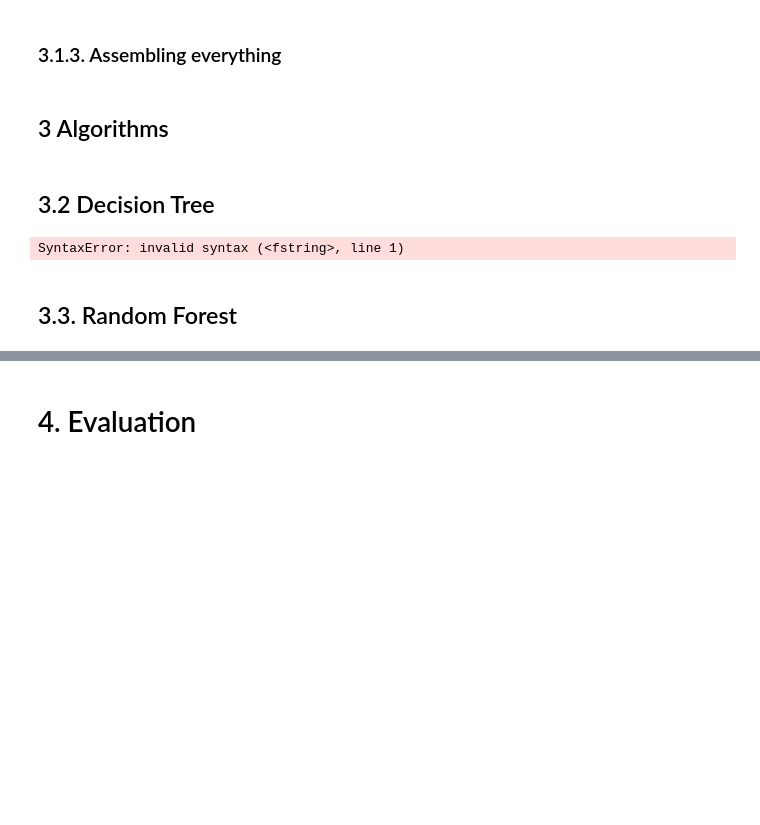
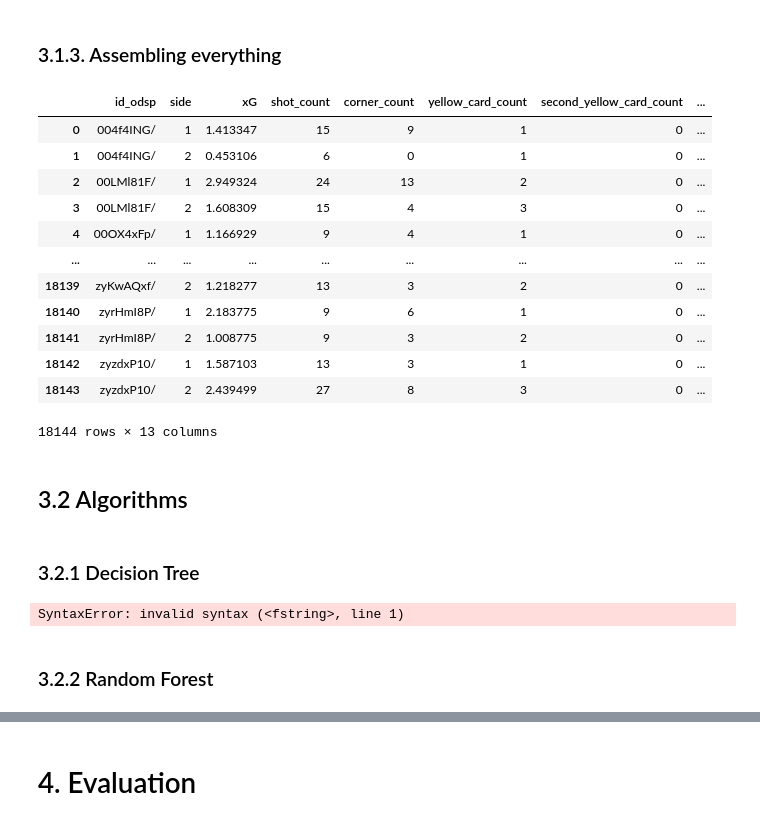
Before and after one commit to pdsam/IART, a Jupyter notebook: Proj2/NoteBookfinal.ipynb, the cells around one changed output, grey strips where cells are left out. Saved outputs shown, nothing was run; the diff lists cells and outputs as text; code cells hidden in the pictures; blank space fills up the shorter version.

```diff
--- a/Proj2/NoteBookfinal.ipynb
+++ b/Proj2/NoteBookfinal.ipynb
@@ -194,12 +239,59 @@ Unbalanced number of sample, way more missed shots than goals
+# %%
+#Joins results
+joinColumns = ['id_odsp', 'side']
+
+fullDataset = matchXG
+
+fullDataset = fullDataset.merge(shotsClean, on=joinColumns, how='left')
+fullDataset = fullDataset.merge(cornersClean, on=joinColumns, how='left')
+fullDataset = fullDataset.merge(ycClean, on=joinColumns, how='left')
+fullDataset = fullDataset.merge(sycClean, on=joinColumns, how='left')
+fullDataset = fullDataset.merge(redCardsClean, on=joinColumns, how='left')
+fullDataset = fullDataset.merge(fkClean, on=joinColumns, how='left')
+fullDataset = fullDataset.merge(offsidesClean, on=joinColumns, how='left')
+fullDataset= fullDataset.merge(events[['id_odsp', 'side', 'event_team']].drop_duplicates(), on=joinColumns, how='left')
+fullDataset = fullDataset.fillna(0)
+
+for column in fullDataset.columns:
+    if column.endswith('_count'):
+        fullDataset[column] = fullDataset[column].astype(int)
+# %%
+homeGoals = games[['id_odsp', 'fthg']].rename(columns={'fthg':'goals'})
+homeGoals.insert(2, 'side', 1)
+awayGoals = games[['id_odsp', 'ftag']].rename(columns={'ftag':'goals'})
+awayGoals.insert(2, 'side', 2)
+totalGoals = homeGoals.append(awayGoals)
+fullDataset = fullDataset.merge(totalGoals, on=joinColumns, how='left')
+# %%
+fullDataset['other_side'] = fullDataset['side'].apply(lambda x: 2 if x == 1 else 1)
+# %%
+teamNames = fullDataset[['id_odsp', 'event_team', 'side']].rename(columns={'event_team':'other_event_team', 'side':'other_side'})
+fullDataset = fullDataset.merge(teamNames, on=['id_odsp', 'other_side'], how='left').drop(columns=['other_side'])
+# %%
+fullDataset
+# %% [output]
+|  | id_odsp | side | xG | shot_count | corner_count | yellow_card_count | second_yellow_card_count | ... |
+| 0 | 004f4ING/ | 1 | 1.413347 | 15 | 9 | 1 | 0 | ... |
+| 1 | 004f4ING/ | 2 | 0.453106 | 6 | 0 | 1 | 0 | ... |
+| 2 | 00LMl81F/ | 1 | 2.949324 | 24 | 13 | 2 | 0 | ... |
+| 3 | 00LMl81F/ | 2 | 1.608309 | 15 | 4 | 3 | 0 | ... |
+| 4 | 00OX4xFp/ | 1 | 1.166929 | 9 | 4 | 1 | 0 | ... |
+| ... | ... | ... | ... | ... | ... | ... | ... | ... |
+| 18139 | zyKwAQxf/ | 2 | 1.218277 | 13 | 3 | 2 | 0 | ... |
+| 18140 | zyrHmI8P/ | 1 | 2.183775 | 9 | 6 | 1 | 0 | ... |
+| 18141 | zyrHmI8P/ | 2 | 1.008775 | 9 | 3 | 2 | 0 | ... |
+| 18142 | zyzdxP10/ | 1 | 1.587103 | 13 | 3 | 1 | 0 | ... |
+| 18143 | zyzdxP10/ | 2 | 2.439499 | 27 | 8 | 3 | 0 | ... |
+18144 rows × 13 columns
 # %% [markdown]
-## 3 Algorithms
+## 3.2 Algorithms
 # %%
 # for calculating F2 adjusted
 def adjusted_r2(r2, mod):
     return (1 - (1 - r2) * ((mod.shape[0] - 1) /
           (mod.shape[0] - mod.shape[1] - 1)))
 # %% [markdown]
-## 3.2 Decision Tree
+### 3.2.1 Decision Tree
 # %%
 %%time
 fullXTrain, fullXTest, fullYTrain, fullYTest = train_test_split(fullX.drop(columns=['event_team', 'other_event_team']), fullY, test_size=0.35, random_state=1)
@@ -217,7 +309,7 @@ print(f'{r2=} {adjR2=} {absErr=} {sqErr=}')
 # %% [output]
 SyntaxError: invalid syntax (<fstring>, line 1)
 # %% [markdown]
-## 3.3. Random Forest
+### 3.2.2 Random Forest
 # %%
 %%time
 fullXTrain, fullXTest, fullYTrain, fullYTest = train_test_split(fullX.drop(columns=['event_team', 'other_event_team']), fullY, test_size=0.35, random_state=1)
```
Also changed, not shown: parts of 5 cells of this notebook.
